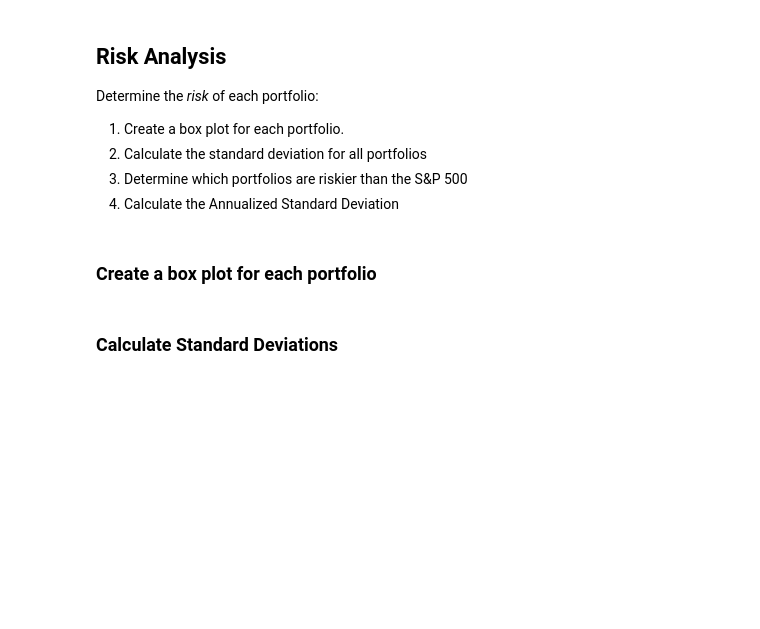
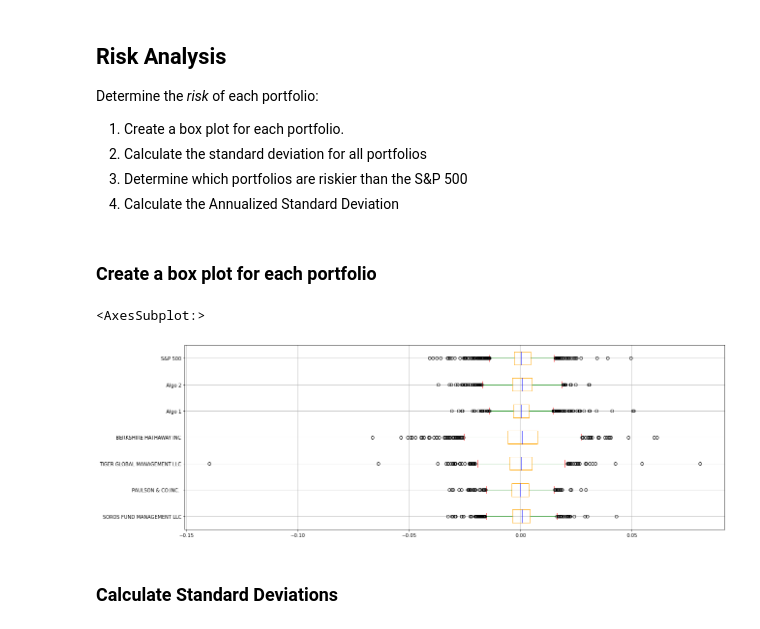
Before and after one commit to Alacrity01/pandas-homework, a Jupyter notebook: whale_analysis.ipynb, the cells around one changed output. Drawn from its saved outputs; the diff is of its cells as text; code cells hidden in the pictures; blank space fills up the shorter version.

```diff
--- a/whale_analysis.ipynb
+++ b/whale_analysis.ipynb
@@ -409,3 +425,15 @@ Determine the _risk_ of each portfolio:
+# %%
+# Box plot to visually show risk
+color = {
+    "boxes": "Orange",
+    "whiskers": "Green",
+    "medians": "Blue",
+    "caps": "Red"
+}
+combined_returns.boxplot(color=color,vert=False,figsize=(20,7))
+# %% [output]
+<AxesSubplot:>
+[figure, added]
 # %% [markdown]
 ### Calculate Standard Deviations
 # %%
```
Also changed, not shown: parts of 13 cells of this notebook, 2 other files.
